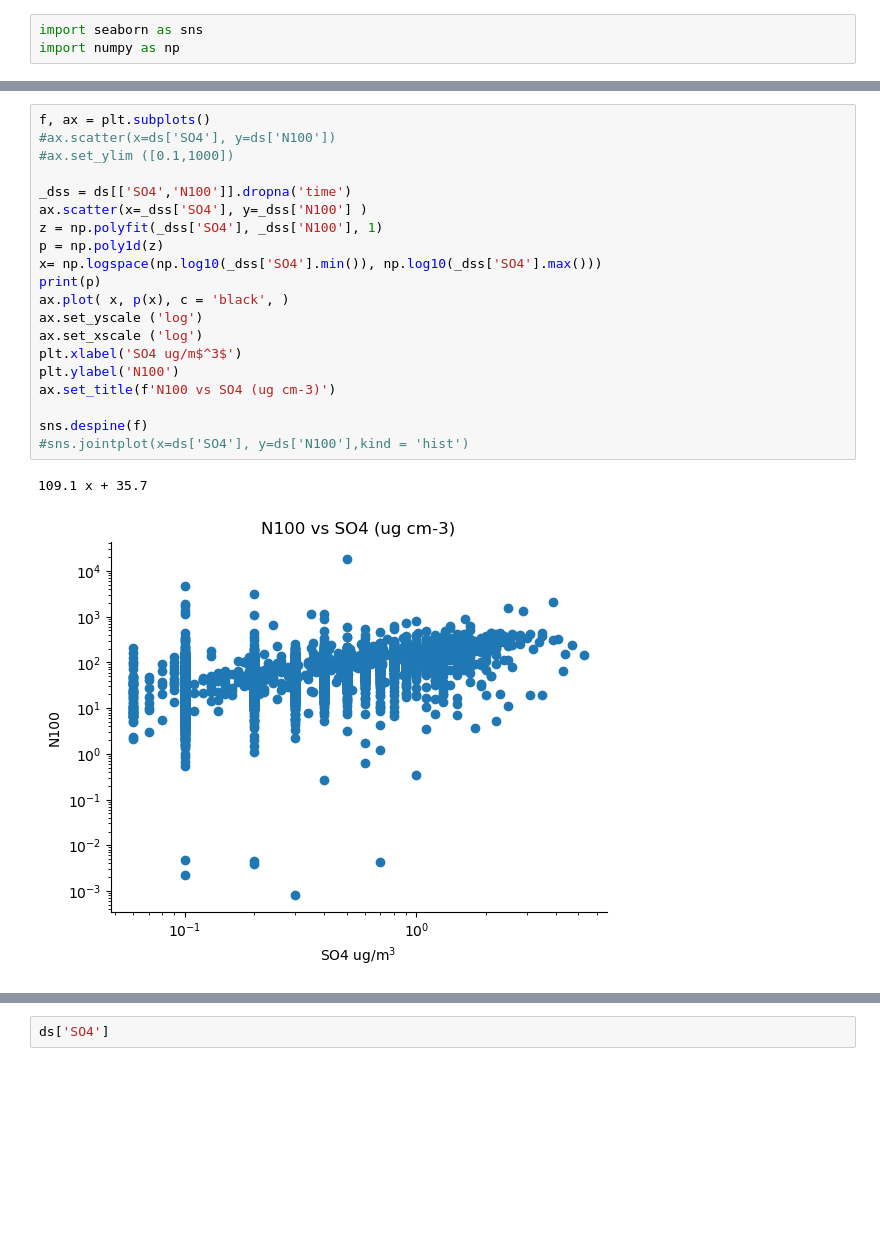
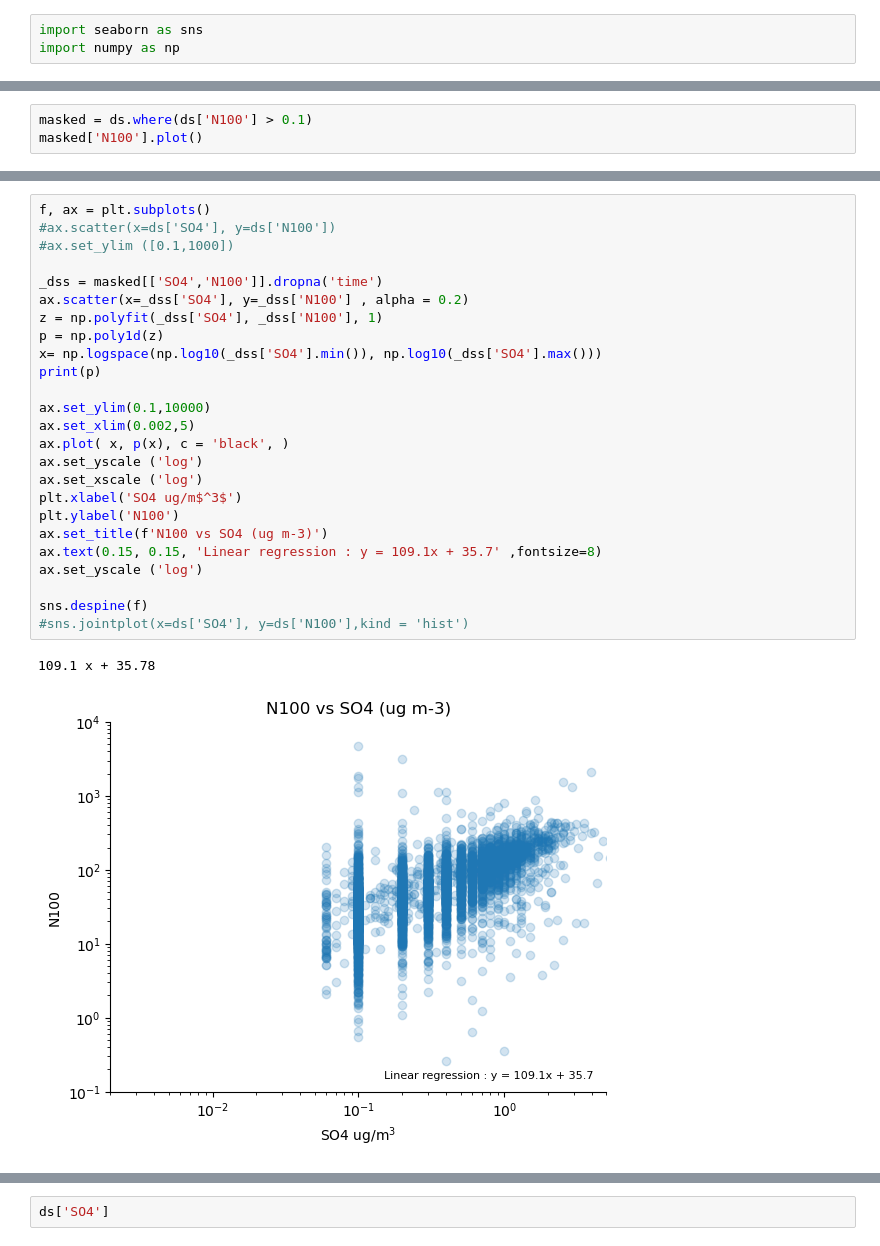
Before and after one commit to eScience-course/-Tjaernoe2022-group1, a Jupyter notebook: notebooks/Stefan/Full Sulphate Data.ipynb, the cells around one changed output, grey strips where cells are left out. Drawn from its saved outputs; the diff is of its cells as text; blank space fills up the shorter version.

```diff
--- a/notebooks/Stefan/Full Sulphate Data.ipynb
+++ b/notebooks/Stefan/Full Sulphate Data.ipynb
@@ -768,0 +784,3 @@ import numpy as np
+# %%
+masked = ds.where(ds['N100'] > 0.1)
+masked['N100'].plot()
@@ -769,26 +790,31 @@ import numpy as np
 # %%
 f, ax = plt.subplots()
 #ax.scatter(x=ds['SO4'], y=ds['N100'])
 #ax.set_ylim ([0.1,1000])
 
-_dss = ds[['SO4','N100']].dropna('time')
-ax.scatter(x=_dss['SO4'], y=_dss['N100'] )
+_dss = masked[['SO4','N100']].dropna('time')
+ax.scatter(x=_dss['SO4'], y=_dss['N100'] , alpha = 0.2)
 z = np.polyfit(_dss['SO4'], _dss['N100'], 1)
 p = np.poly1d(z)
 x= np.logspace(np.log10(_dss['SO4'].min()), np.log10(_dss['SO4'].max()))
 print(p)
+
+ax.set_ylim(0.1,10000)
+ax.set_xlim(0.002,5)
 ax.plot( x, p(x), c = 'black', )
 ax.set_yscale ('log')
 ax.set_xscale ('log')
 plt.xlabel('SO4 ug/m$^3$')
 plt.ylabel('N100')
-ax.set_title(f'N100 vs SO4 (ug cm-3)')
+ax.set_title(f'N100 vs SO4 (ug m-3)')
+ax.text(0.15, 0.15, 'Linear regression : y = 109.1x + 35.7' ,fontsize=8)
+ax.set_yscale ('log')
 
 sns.despine(f)
 #sns.jointplot(x=ds['SO4'], y=ds['N100'],kind = 'hist')
 # %% [output]
-109.1 x + 35.7
+109.1 x + 35.78
-[figure, old version]
+[figure, new version]
 # %%
 f, ax = plt.subplots()
 #ax.scatter(x=ds['SO4'], y=ds['N50'])
```
Also changed, not shown: parts of 10 cells of this notebook, 1 other file.
